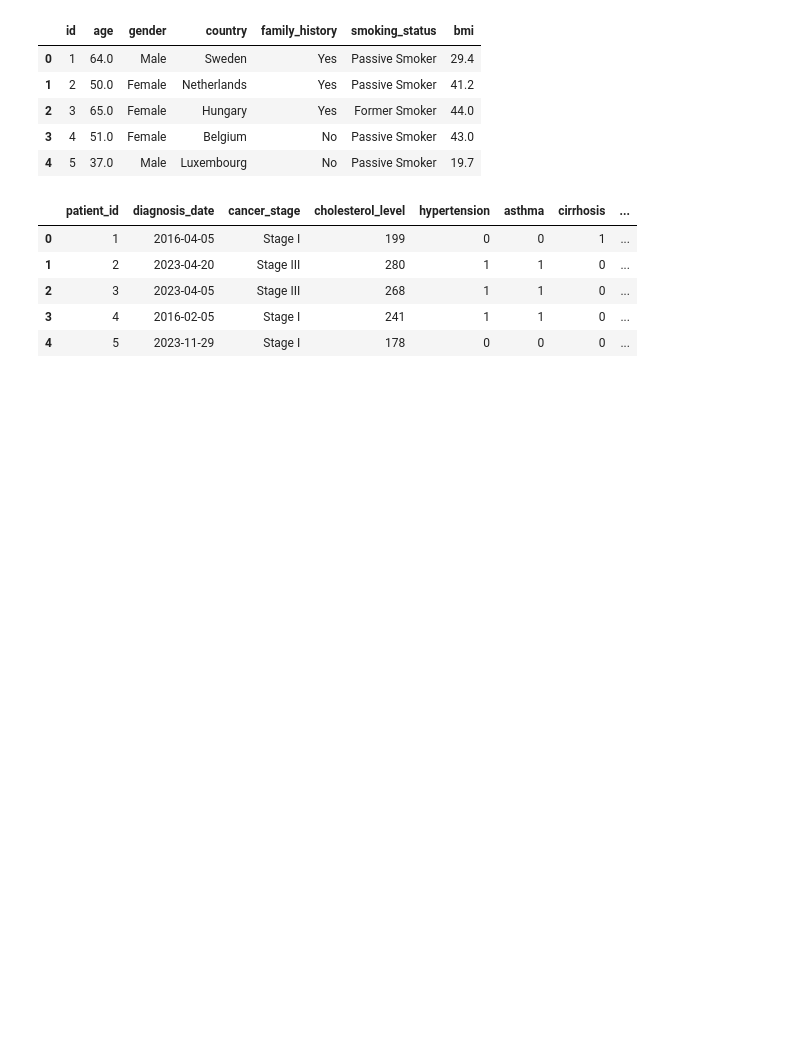
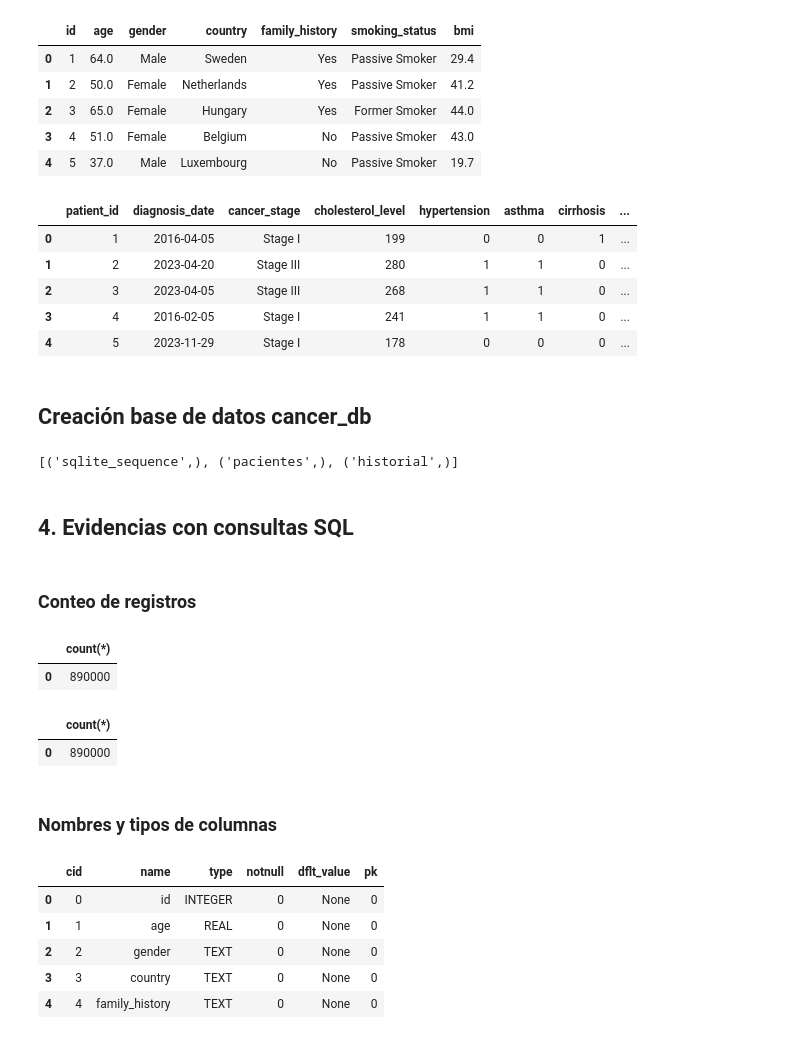
Before and after one commit to JuanDavidRamirezGarcia/Bigdata_2025-2, a Jupyter notebook: src/bigdata/actividad_1.ipynb, the cells around one changed output. Cells and saved outputs as stored; diff of their text form; code cells hidden in the pictures; blank space fills up the shorter version.

```diff
--- a/src/bigdata/actividad_1.ipynb
+++ b/src/bigdata/actividad_1.ipynb
@@ -72,6 +86,8 @@ historial.head()
 | 2 | 3 | 2023-04-05 | Stage III | 268 | 1 | 1 | 0 | ... |
 | 3 | 4 | 2016-02-05 | Stage I | 241 | 1 | 1 | 0 | ... |
 | 4 | 5 | 2023-11-29 | Stage I | 178 | 0 | 0 | 0 | ... |
+# %% [markdown]
+## Creación base de datos cancer_db
 # %%
 #CReacion Cancer.db con sus respectivas tablas y carga de datos
 
@@ -111,8 +127,8 @@ CREATE TABLE IF NOT EXISTS historial (
 """)
 
 # Insertar datos de los DataFrames
-pacientes.to_sql("pacientes", conn, if_exists="append", index=False)
-historial.to_sql("historial", conn, if_exists="append", index=False)
+pacientes.to_sql("pacientes", conn, if_exists="replace", index=False)
+historial.to_sql("historial", conn, if_exists="replace", index=False)
 
 # Verificar tablas
 cursor.execute("SELECT name FROM sqlite_master WHERE type='table';")
@@ -120,3 +136,66 @@ print(cursor.fetchall())
 
 conn.commit()
 conn.close()
+# %% [output]
+[('sqlite_sequence',), ('pacientes',), ('historial',)]
+# %% [markdown]
+## 4. Evidencias con consultas SQL
+# %% [markdown]
+### Conteo de registros
+# %%
+# Conectar a la base de datos
+conn = sqlite3.connect("cancer_db.db")
+
+# query
+query = """
+SELECT count(*) from pacientes
+"""
+
+# Ejecutar el query y guardar el resultado en un DataFrame
+df_conteo = pd.read_sql_query(query, conn)
+# Cerrar la conexión
+conn.close()
+df_conteo.head(5)
+# %% [output]
+|  | count(*) |
+| 0 | 890000 |
+# %%
+# Conectar a la base de datos
+conn = sqlite3.connect("cancer_db.db")
+
+# query
+query = """
+SELECT count(*) from historial
+"""
+
+# Ejecutar el query y guardar el resultado en un DataFrame
+df_conteo = pd.read_sql_query(query, conn)
+# Cerrar la conexión
+conn.close()
+df_conteo.head(5)
+# %% [output]
+|  | count(*) |
+| 0 | 890000 |
+# %% [markdown]
+### Nombres y tipos de columnas
+# %%
+# Conectar a la base de datos
+conn = sqlite3.connect("cancer_db.db")
+
+# query
+query = """
+PRAGMA table_info(pacientes);
+"""
+
+# Ejecutar el query y guardar el resultado en un DataFrame
+df_descripcion = pd.read_sql_query(query, conn)
+# Cerrar la conexión
+conn.close()
+df_descripcion.head(5)
+# %% [output]
+|  | cid | name | type | notnull | dflt_value | pk |
+| 0 | 0 | id | INTEGER | 0 | None | 0 |
+| 1 | 1 | age | REAL | 0 | None | 0 |
+| 2 | 2 | gender | TEXT | 0 | None | 0 |
+| 3 | 3 | country | TEXT | 0 | None | 0 |
+| 4 | 4 | family_history | TEXT | 0 | None | 0 |
```
Also changed, not shown: parts of 13 cells of this notebook, 4 other files.
